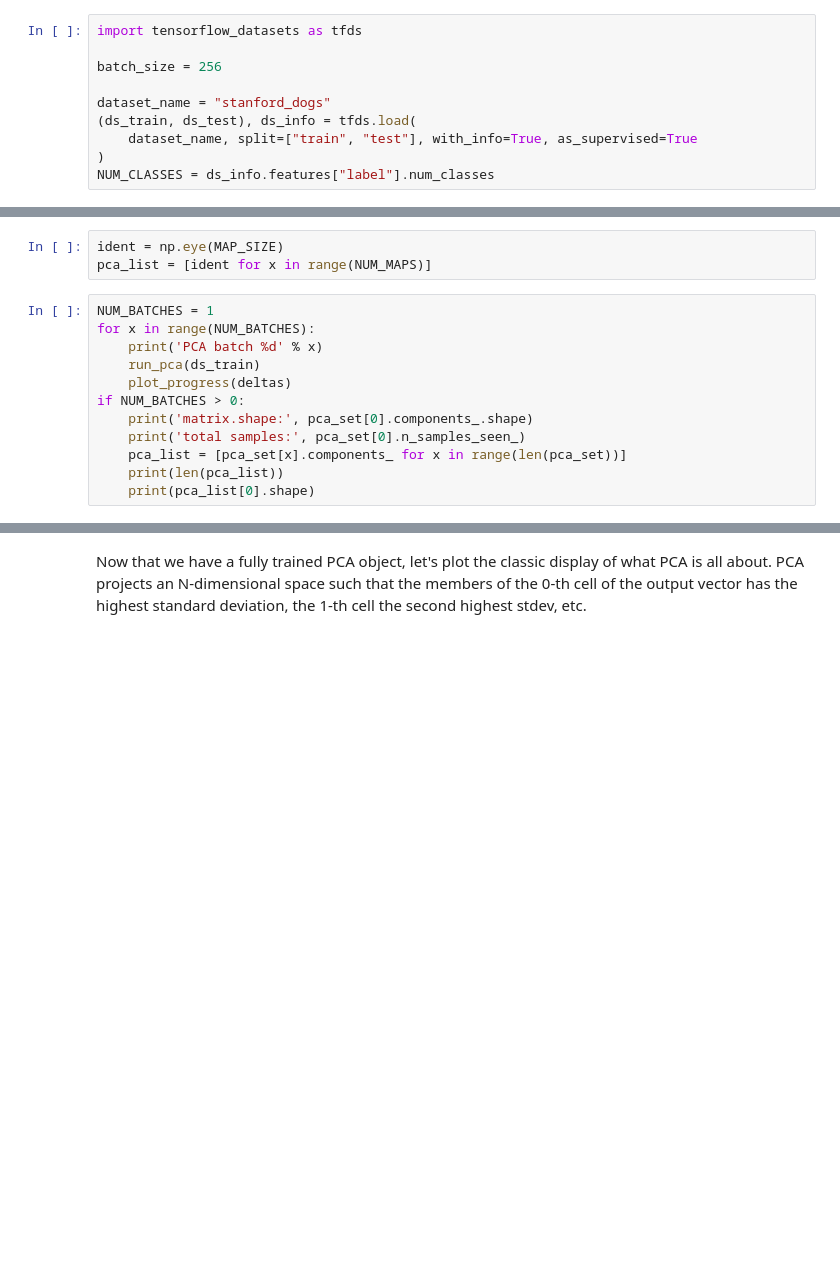
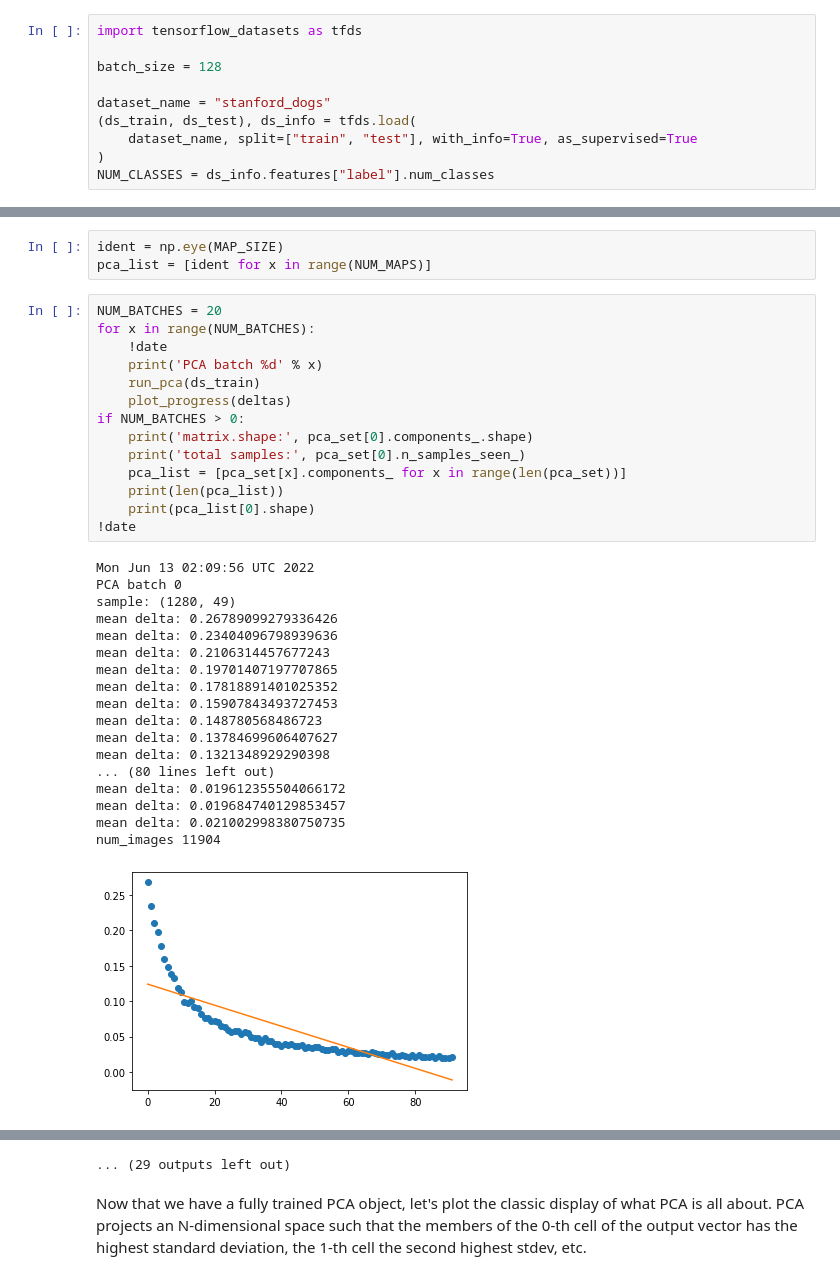
Before and after one commit to LanceNorskog/keras-fbcnn, a Jupyter notebook: notebooks/Bilinear_CNN_PCA_Feature_Map_image_classification_efficientnet_fine_tuning.ipynb, the cells around one changed output, grey strips where cells are left out. Saved outputs shown, nothing was run; the diff lists cells and outputs as text; blank space fills up the shorter version.

```diff
--- a/notebooks/Bilinear_CNN_PCA_Feature_Map_image_classification_efficientnet_fine_tuning.ipynb
+++ b/notebooks/Bilinear_CNN_PCA_Feature_Map_image_classification_efficientnet_fine_tuning.ipynb
@@ -48,7 +48,7 @@ INFO:tensorflow:Using MirroredStrategy with devices ('/job:localhost/replica:0/t
 # %%
 import tensorflow_datasets as tfds
 
-batch_size = 256
+batch_size = 128
 
 dataset_name = "stanford_dogs"
 (ds_train, ds_test), ds_info = tfds.load(
@@ -283,14 +289,35 @@ We will plot the mean delta across each sample during the training of Incrementa
 ident = np.eye(MAP_SIZE)
 pca_list = [ident for x in range(NUM_MAPS)]
 # %%
-NUM_BATCHES = 1
+NUM_BATCHES = 20
 for x in range(NUM_BATCHES):
+    !date
     print('PCA batch %d' % x)
     run_pca(ds_train)
     plot_progress(deltas)
 if NUM_BATCHES > 0:
     print('matrix.shape:', pca_set[0].components_.shape)
     print('total samples:', pca_set[0].n_samples_seen_)
     pca_list = [pca_set[x].components_ for x in range(len(pca_set))]
     print(len(pca_list))
     print(pca_list[0].shape)
+!date
+# %% [output]
+Mon Jun 13 02:09:56 UTC 2022
+PCA batch 0
+sample: (1280, 49)
+mean delta: 0.26789099279336426
+mean delta: 0.23404096798939636
+mean delta: 0.2106314457677243
+mean delta: 0.19701407197707865
+mean delta: 0.17818891401025352
+mean delta: 0.15907843493727453
+mean delta: 0.148780568486723
+mean delta: 0.13784699606407627
+mean delta: 0.1321348929290398
+... (80 lines left out)
+mean delta: 0.019612355504066172
+mean delta: 0.019684740129853457
+mean delta: 0.021002998380750735
+num_images 11904
+[figure, added]
@@ -297,3 +414,4 @@ if NUM_BATCHES > 0:
+... (29 outputs left out)
 # %% [markdown]
 Now that we have a fully trained PCA object, let's plot the classic display of what PCA is all about. PCA projects an N-dimensional space such that the members of the 0-th cell of the output vector has the highest standard deviation, the 1-th cell the second highest stdev, etc.
 # %%
```
Also changed, not shown: parts of 15 cells of this notebook.
